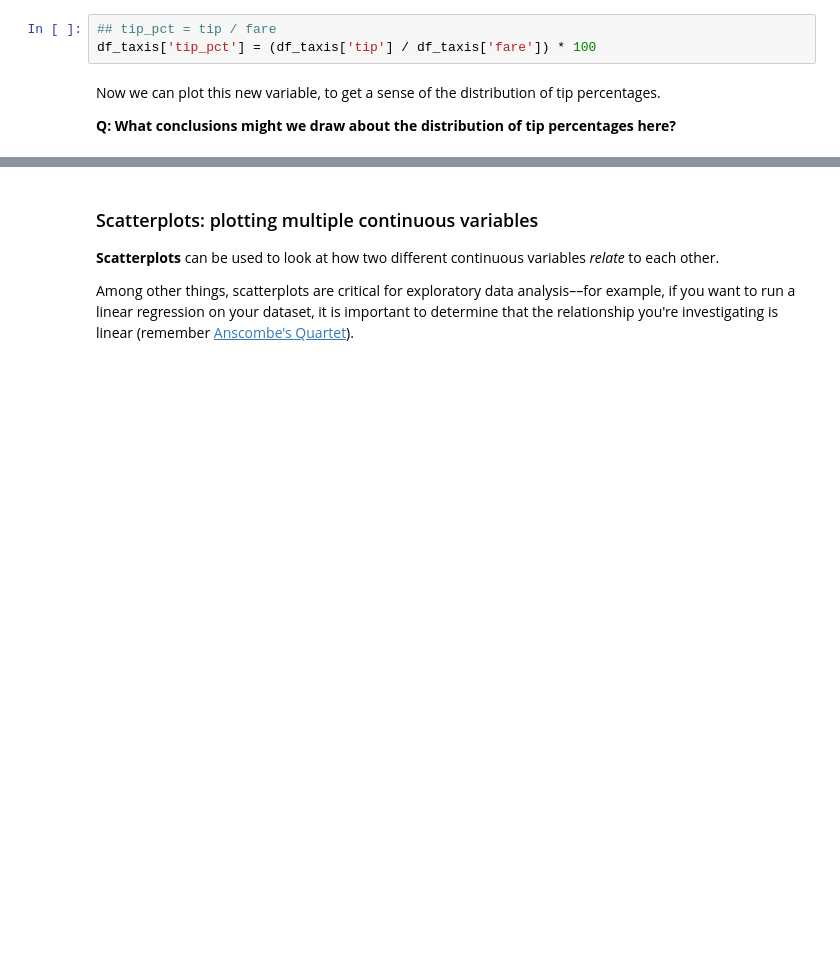
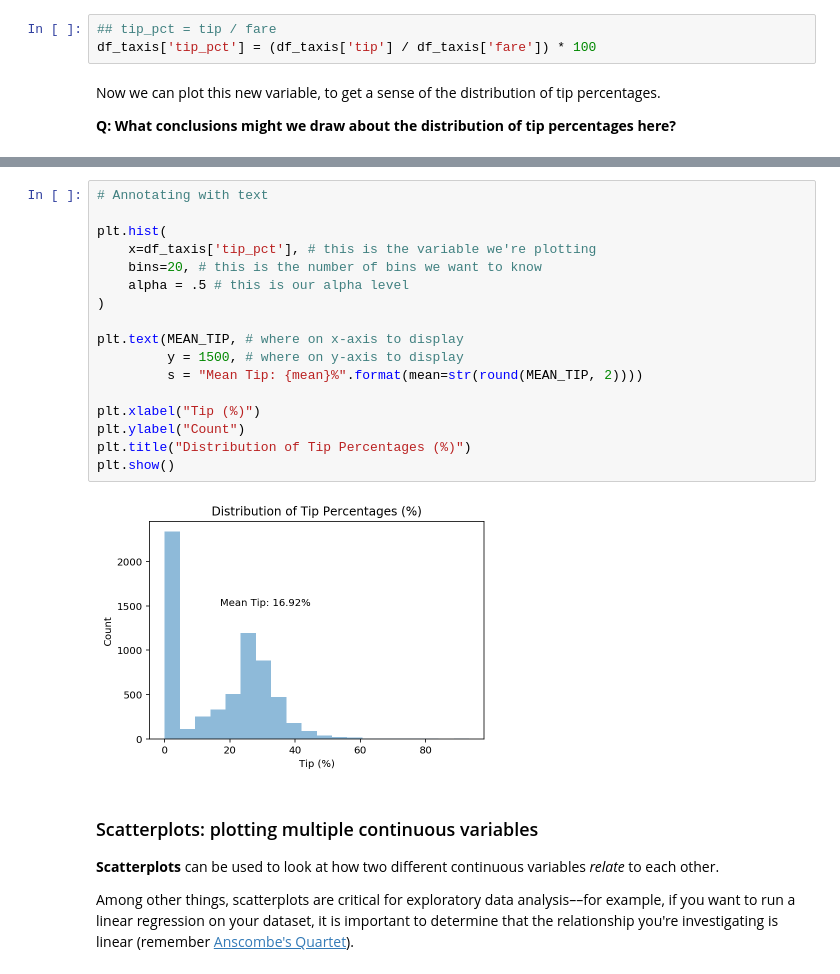
Before and after one commit to seantrott/data_visualization_python, a Jupyter notebook: Trott_visualization.ipynb, the cells around one changed output, grey strips where cells are left out. Saved outputs shown, nothing was run; the diff lists cells and outputs as text; blank space fills up the shorter version.

```diff
--- a/Trott_visualization.ipynb
+++ b/Trott_visualization.ipynb
@@ -238,3 +237,22 @@ plt.show()
+# %%
+# Annotating with text
+
+plt.hist(
+    x=df_taxis['tip_pct'], # this is the variable we're plotting
+    bins=20, # this is the number of bins we want to know
+    alpha = .5 # this is our alpha level
+)
+
+plt.text(MEAN_TIP, # where on x-axis to display
+         y = 1500, # where on y-axis to display
+         s = "Mean Tip: {mean}%".format(mean=str(round(MEAN_TIP, 2))))
+
+plt.xlabel("Tip (%)")
+plt.ylabel("Count")
+plt.title("Distribution of Tip Percentages (%)")
+plt.show()
+# %% [output]
+[figure, added]
 # %% [markdown]
 ### Scatterplots: plotting multiple continuous variables
 
```
Also changed, not shown: parts of 69 cells of this notebook, 3 other files.
